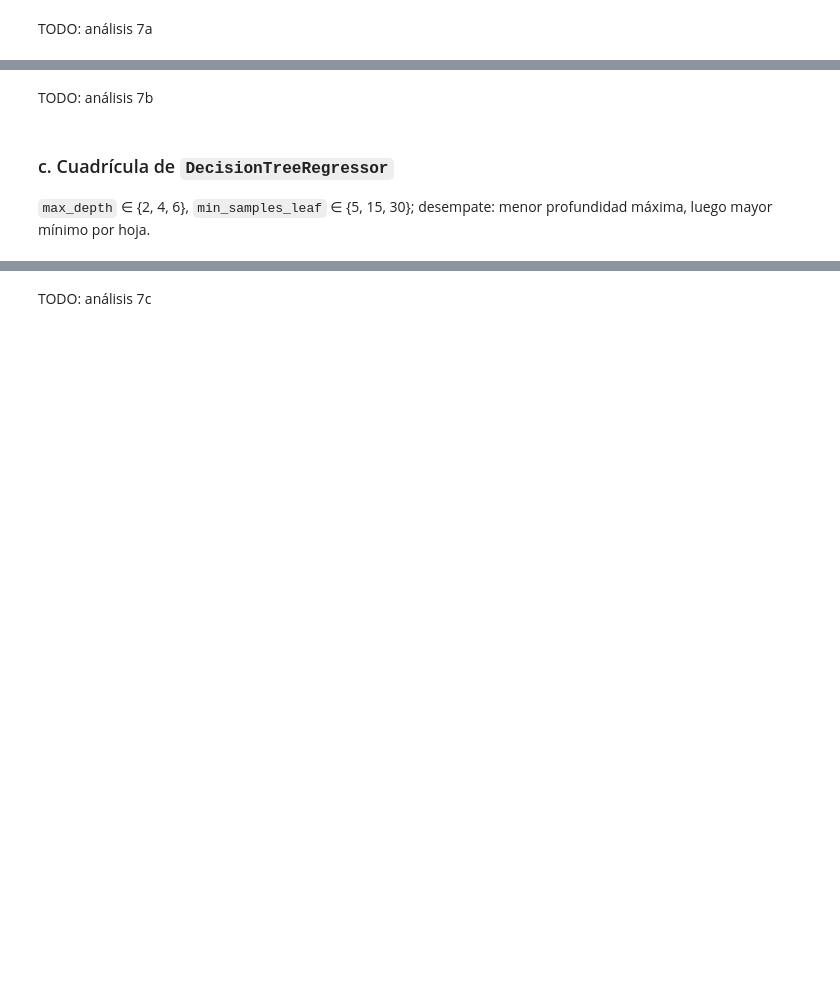
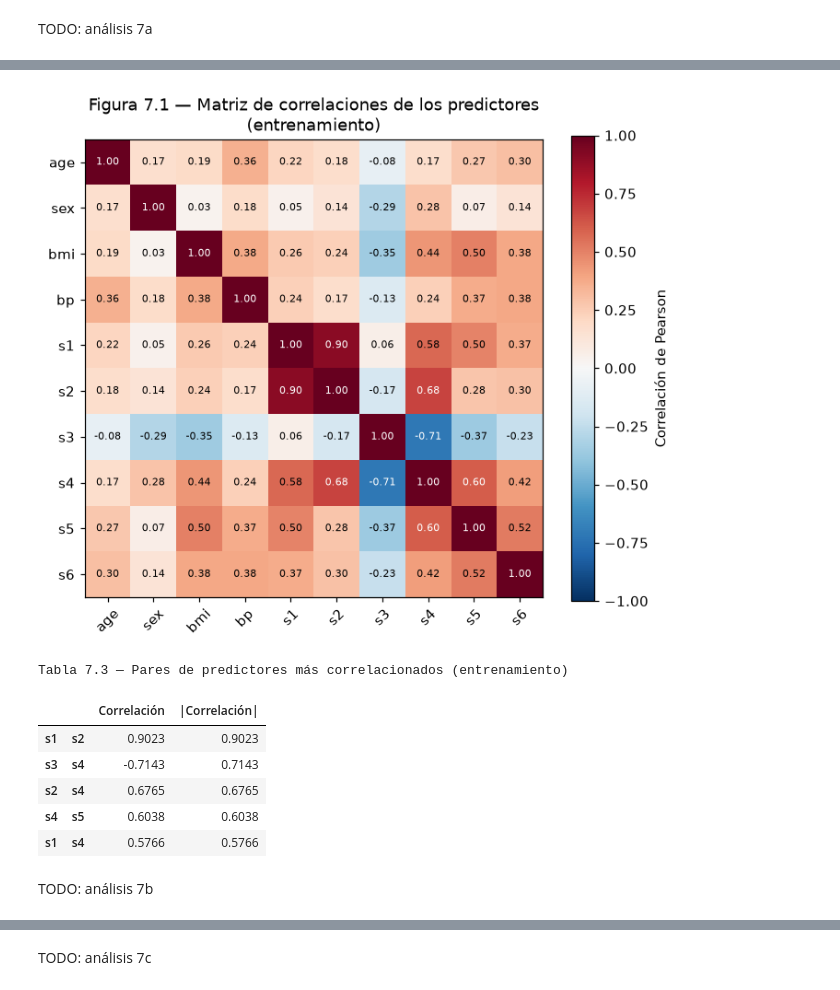
Before and after one commit to Over-HCV/ML-I, a Jupyter notebook: content/docs/workshop-02/notebook/Taller_2_Notebook.ipynb, the cells around one changed output, grey strips where cells are left out. Cells and saved outputs as stored; diff of their text form; code cells hidden in the pictures; blank space fills up the shorter version.

```diff
--- a/content/docs/workshop-02/notebook/Taller_2_Notebook.ipynb
+++ b/content/docs/workshop-02/notebook/Taller_2_Notebook.ipynb
@@ -399,0 +468,33 @@ Coeficientes por magnitud absoluta; matriz de correlaciones de entrenamiento.
+# %%
+corr_tr = Xr_train.corr()
+fig, ax = plt.subplots(figsize=(6.5, 5.5))
+im = ax.imshow(corr_tr, cmap="RdBu_r", vmin=-1, vmax=1)
+ax.set_xticks(range(len(corr_tr)), corr_tr.columns, rotation=45)
+ax.set_yticks(range(len(corr_tr)), corr_tr.columns)
+for i in range(len(corr_tr)):
+    for j in range(len(corr_tr)):
+        v = corr_tr.iloc[i, j]
+        ax.text(j, i, f"{v:.2f}", ha="center", va="center", fontsize=7,
+                color="white" if abs(v) > 0.6 else "black")
+fig.colorbar(im, ax=ax, label="Correlación de Pearson")
+ax.set_title("Figura 7.1 — Matriz de correlaciones de los predictores\n(entrenamiento)")
+plt.tight_layout()
+guardar_fig(fig, "ex7_correlaciones")
+plt.show()
+
+pares = (
+    corr_tr.where(np.triu(np.ones(corr_tr.shape, dtype=bool), k=1))
+    .stack().rename("Correlación").to_frame()
+)
+pares["|Correlación|"] = pares["Correlación"].abs()
+print("Tabla 7.3 — Pares de predictores más correlacionados (entrenamiento)")
+pares.sort_values("|Correlación|", ascending=False).head(5)
+# %% [output]
+[figure, added]
+Tabla 7.3 — Pares de predictores más correlacionados (entrenamiento)
+|  |  | Correlación | |Correlación| |
+| s1 | s2 | 0.9023 | 0.9023 |
+| s3 | s4 | -0.7143 | 0.7143 |
+| s2 | s4 | 0.6765 | 0.6765 |
+| s4 | s5 | 0.6038 | 0.6038 |
+| s1 | s4 | 0.5766 | 0.5766 |
@@ -400,6 +504,2 @@ Coeficientes por magnitud absoluta; matriz de correlaciones de entrenamiento.
 # %% [markdown]
 TODO: análisis 7b
-# %% [markdown]
-### c. Cuadrícula de `DecisionTreeRegressor`
-
-`max_depth` ∈ {2, 4, 6}, `min_samples_leaf` ∈ {5, 15, 30}; desempate: menor profundidad máxima, luego mayor mínimo por hoja.
```
Also changed, not shown: parts of 78 cells of this notebook, 19 other files.
